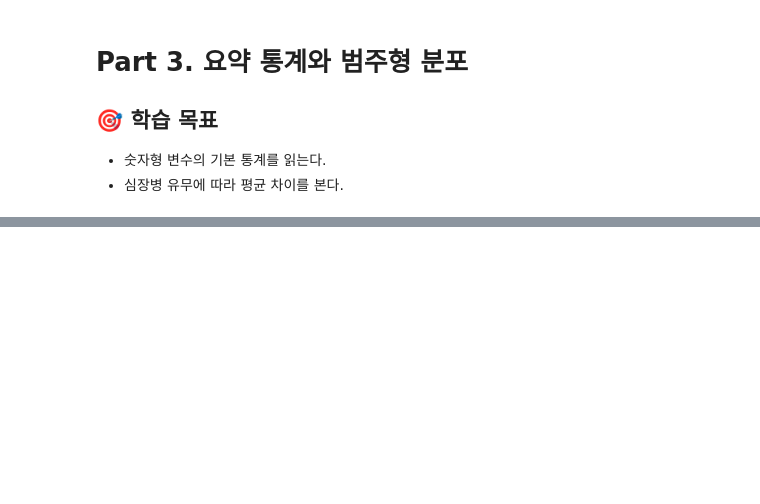
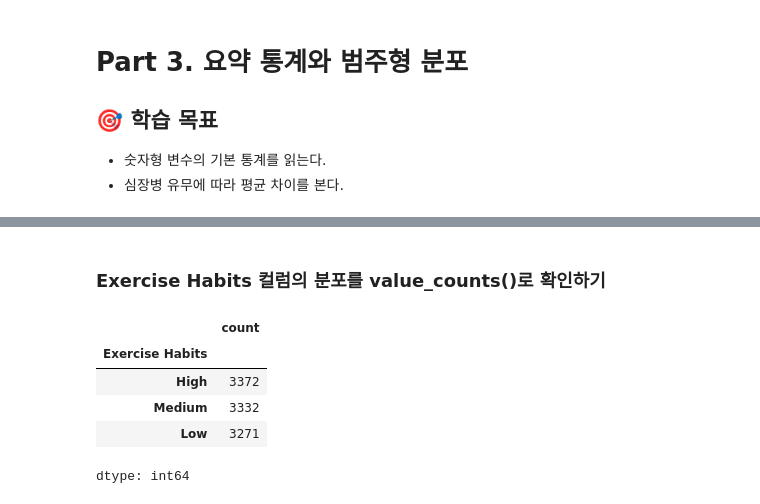
Before and after one commit to ChoYoungwon/Medical-Data-Analysis, a Jupyter notebook: 00-Data-Analysis/01_Pandas로_심혈관CSV_읽기.ipynb, the cells around one changed output, grey strips where cells are left out. Saved outputs shown, nothing was run; the diff lists cells and outputs as text; code cells hidden in the pictures; blank space fills up the shorter version.

```diff
--- a/00-Data-Analysis/01_Pandas로_심혈관CSV_읽기.ipynb
+++ b/00-Data-Analysis/01_Pandas로_심혈관CSV_읽기.ipynb
@@ -175,0 +294,11 @@ pd.crosstab(df["Gender"], df["Heart Disease Status"])
+# %% [markdown]
+### Exercise Habits 컬럼의 분포를 value_counts()로 확인하기
+# %%
+df["Exercise Habits"].value_counts()
+# %% [output]
+|  | count |
+| Exercise Habits |  |
+| High | 3372 |
+| Medium | 3332 |
+| Low | 3271 |
+dtype: int64
```
Also changed, not shown: parts of 19 cells of this notebook, 1 other file.
